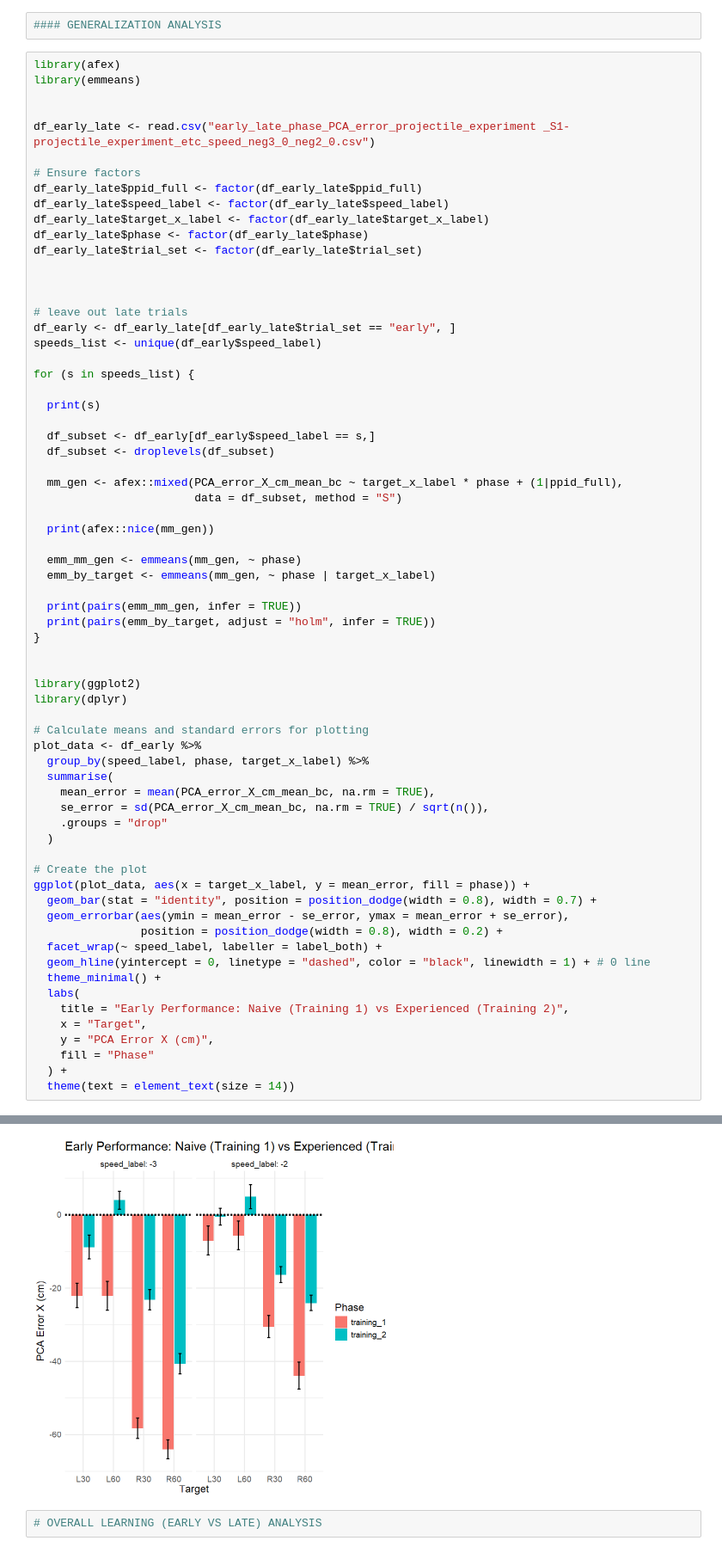
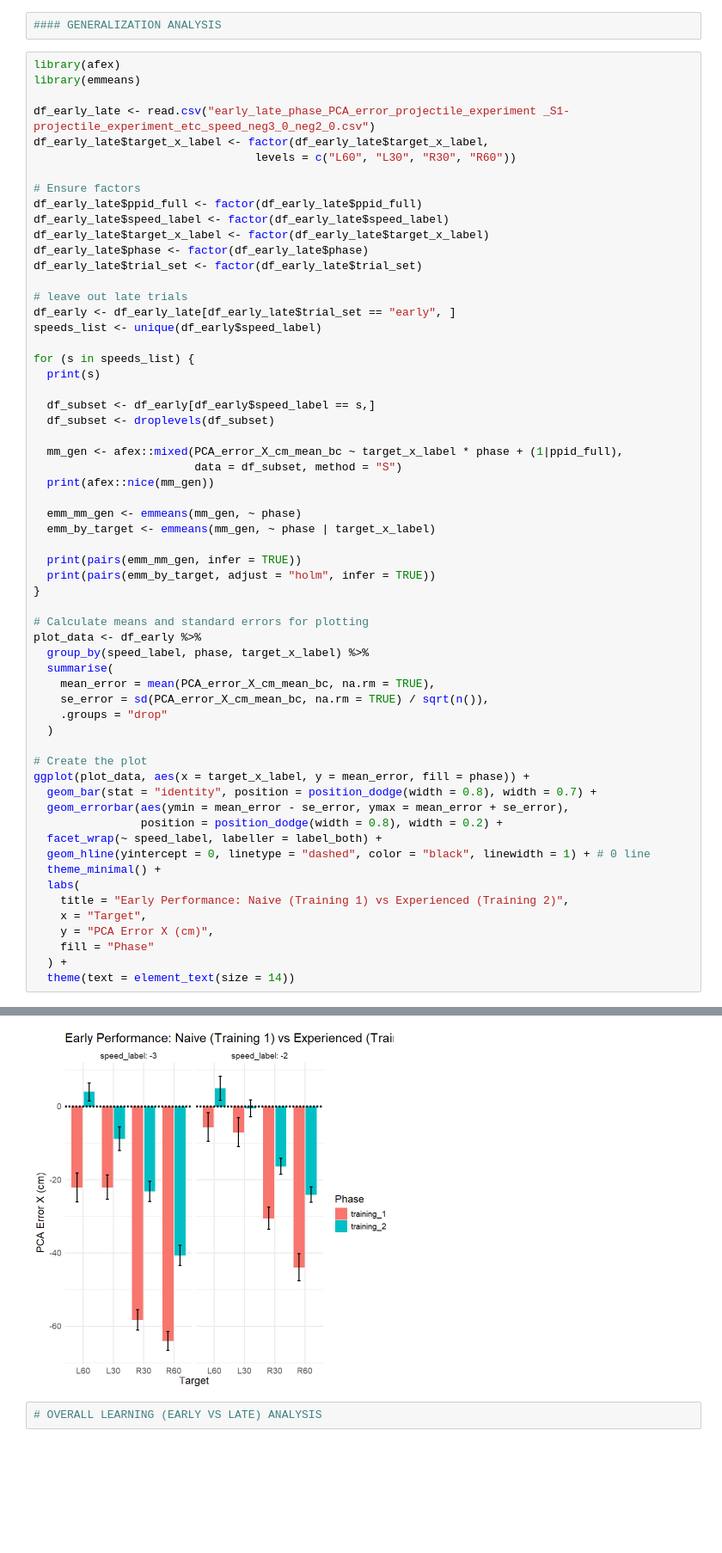
Before and after one commit to jacobjb02/vr-motor-adaptation-notebooks, a Jupyter notebook: Notebook/dual_generalization_R.ipynb, the cells around one changed output, grey strips where cells are left out. Shown at 86% size. Saved outputs shown, nothing was run; the diff lists cells and outputs as text; blank space fills up the shorter version.

```diff
--- a/Notebook/dual_generalization_R.ipynb
+++ b/Notebook/dual_generalization_R.ipynb
@@ -41,8 +27,9 @@ The following object is masked from 'package:lme4':
 library(afex)
 library(emmeans)
 
-
 df_early_late <- read.csv("early_late_phase_PCA_error_projectile_experiment _S1-projectile_experiment_etc_speed_neg3_0_neg2_0.csv")
+df_early_late$target_x_label <- factor(df_early_late$target_x_label,
+                                 levels = c("L60", "L30", "R30", "R60"))
 
 # Ensure factors
 df_early_late$ppid_full <- factor(df_early_late$ppid_full)
@@ -51,14 +38,11 @@ df_early_late$target_x_label <- factor(df_early_late$target_x_label)
 df_early_late$phase <- factor(df_early_late$phase)
 df_early_late$trial_set <- factor(df_early_late$trial_set)
 
-
-
 # leave out late trials
 df_early <- df_early_late[df_early_late$trial_set == "early", ]
 speeds_list <- unique(df_early$speed_label)
 
 for (s in speeds_list) {
-
   print(s)
 
   df_subset <- df_early[df_early$speed_label == s,]
@@ -66,7 +50,6 @@ for (s in speeds_list) {
 
   mm_gen <- afex::mixed(PCA_error_X_cm_mean_bc ~ target_x_label * phase + (1|ppid_full),
                         data = df_subset, method = "S")
-
   print(afex::nice(mm_gen))
 
   emm_mm_gen <- emmeans(mm_gen, ~ phase)
@@ -75,10 +58,6 @@ for (s in speeds_list) {
   print(pairs(emm_mm_gen, infer = TRUE))
   print(pairs(emm_by_target, adjust = "holm", infer = TRUE))
 }
-
-
-library(ggplot2)
-library(dplyr)
 
 # Calculate means and standard errors for plotting
 plot_data <- df_early %>%
@@ -169,4 +146,4 @@ Warning message:
-[figure, old version]
+[figure, new version]
 # %%
 # OVERALL LEARNING (EARLY VS LATE) ANALYSIS
 # %%
```
Also changed, not shown: parts of 5 cells of this notebook, 3 other files.
